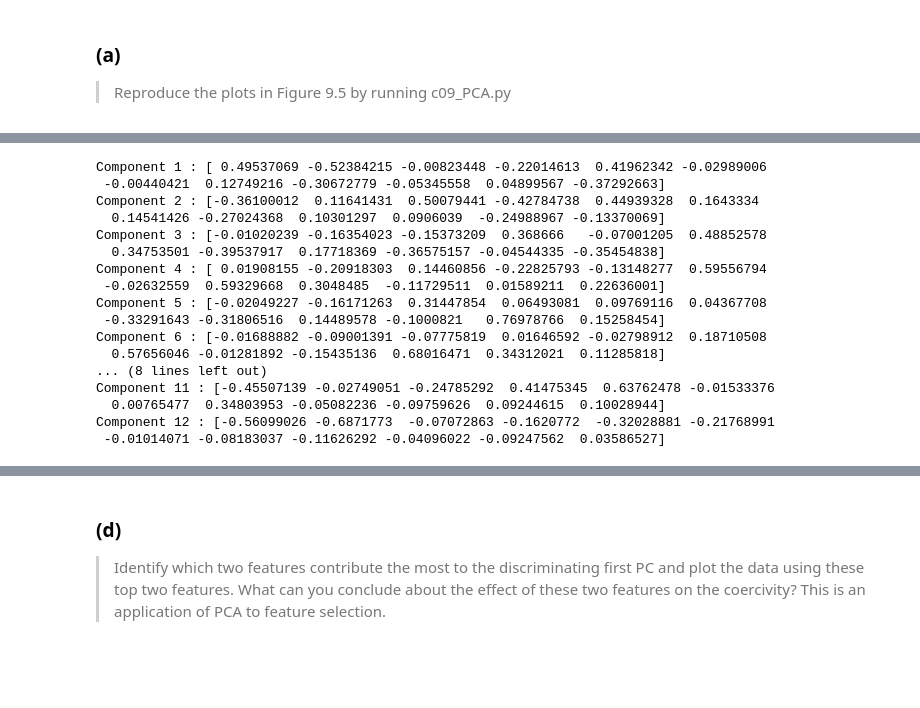
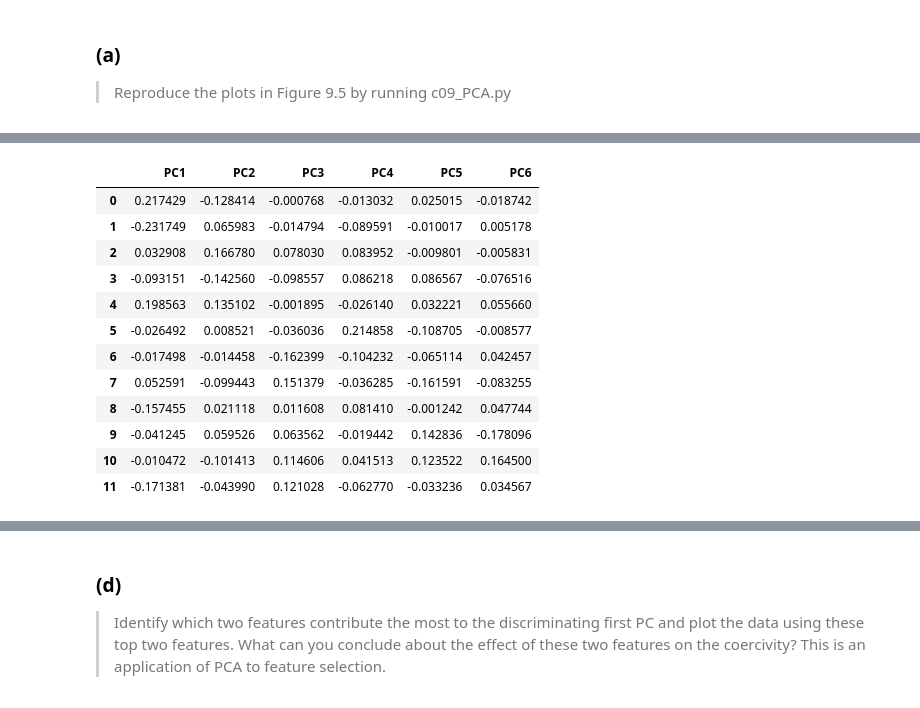
Before and after one commit to stevengogogo/ECEN649_Pattern-Recognition, a Jupyter notebook: hw/hw5.ipynb, the cells around one changed output, grey strips where cells are left out. Cells and saved outputs as stored; diff of their text form; code cells hidden in the pictures; blank space fills up the shorter version.

```diff
--- a/hw/hw5.ipynb
+++ b/hw/hw5.ipynb
@@ -135,24 +147,20 @@ Text(0.5, 1.0, 'Scree plot')
 # %%
 #for i in range(0,n):
 #    print("Component", i+1,":",pca.components_[i].T)
 
-wd = pd.DataFrame(pca.components_.T, columns = ["PC{}".format(i+1) for i in range(0,n)])
-wd
+wd = pd.DataFrame(pca.components_.T * np.sqrt(pca.explained_variance_ratio_), columns = ["PC{}".format(i+1) for i in range(0,n)])
+wd.iloc[:,0:6]
 # %% [output]
-Component 1 : [ 0.49537069 -0.52384215 -0.00823448 -0.22014613  0.41962342 -0.02989006
- -0.00440421  0.12749216 -0.30672779 -0.05345558  0.04899567 -0.37292663]
-Component 2 : [-0.36100012  0.11641431  0.50079441 -0.42784738  0.44939328  0.1643334
-  0.14541426 -0.27024368  0.10301297  0.0906039  -0.24988967 -0.13370069]
-Component 3 : [-0.01020239 -0.16354023 -0.15373209  0.368666   -0.07001205  0.48852578
-  0.34753501 -0.39537917  0.17718369 -0.36575157 -0.04544335 -0.35454838]
-Component 4 : [ 0.01908155 -0.20918303  0.14460856 -0.22825793 -0.13148277  0.59556794
- -0.02632559  0.59329668  0.3048485  -0.11729511  0.01589211  0.22636001]
-Component 5 : [-0.02049227 -0.16171263  0.31447854  0.06493081  0.09769116  0.04367708
- -0.33291643 -0.31806516  0.14489578 -0.1000821   0.76978766  0.15258454]
-Component 6 : [-0.01688882 -0.09001391 -0.07775819  0.01646592 -0.02798912  0.18710508
-  0.57656046 -0.01281892 -0.15435136  0.68016471  0.34312021  0.11285818]
-... (8 lines left out)
-Component 11 : [-0.45507139 -0.02749051 -0.24785292  0.41475345  0.63762478 -0.01533376
-  0.00765477  0.34803953 -0.05082236 -0.09759626  0.09244615  0.10028944]
-Component 12 : [-0.56099026 -0.6871773  -0.07072863 -0.1620772  -0.32028881 -0.21768991
- -0.01014071 -0.08183037 -0.11626292 -0.04096022 -0.09247562  0.03586527]
+|  | PC1 | PC2 | PC3 | PC4 | PC5 | PC6 |
+| 0 | 0.217429 | -0.128414 | -0.000768 | -0.013032 | 0.025015 | -0.018742 |
+| 1 | -0.231749 | 0.065983 | -0.014794 | -0.089591 | -0.010017 | 0.005178 |
+| 2 | 0.032908 | 0.166780 | 0.078030 | 0.083952 | -0.009801 | -0.005831 |
+| 3 | -0.093151 | -0.142560 | -0.098557 | 0.086218 | 0.086567 | -0.076516 |
+| 4 | 0.198563 | 0.135102 | -0.001895 | -0.026140 | 0.032221 | 0.055660 |
+| 5 | -0.026492 | 0.008521 | -0.036036 | 0.214858 | -0.108705 | -0.008577 |
+| 6 | -0.017498 | -0.014458 | -0.162399 | -0.104232 | -0.065114 | 0.042457 |
+| 7 | 0.052591 | -0.099443 | 0.151379 | -0.036285 | -0.161591 | -0.083255 |
+| 8 | -0.157455 | 0.021118 | 0.011608 | 0.081410 | -0.001242 | 0.047744 |
+| 9 | -0.041245 | 0.059526 | 0.063562 | -0.019442 | 0.142836 | -0.178096 |
+| 10 | -0.010472 | -0.101413 | 0.114606 | 0.041513 | 0.123522 | 0.164500 |
+| 11 | -0.171381 | -0.043990 | 0.121028 | -0.062770 | -0.033236 | 0.034567 |
```
Also changed, not shown: parts of 12 cells of this notebook, 6 other files.
